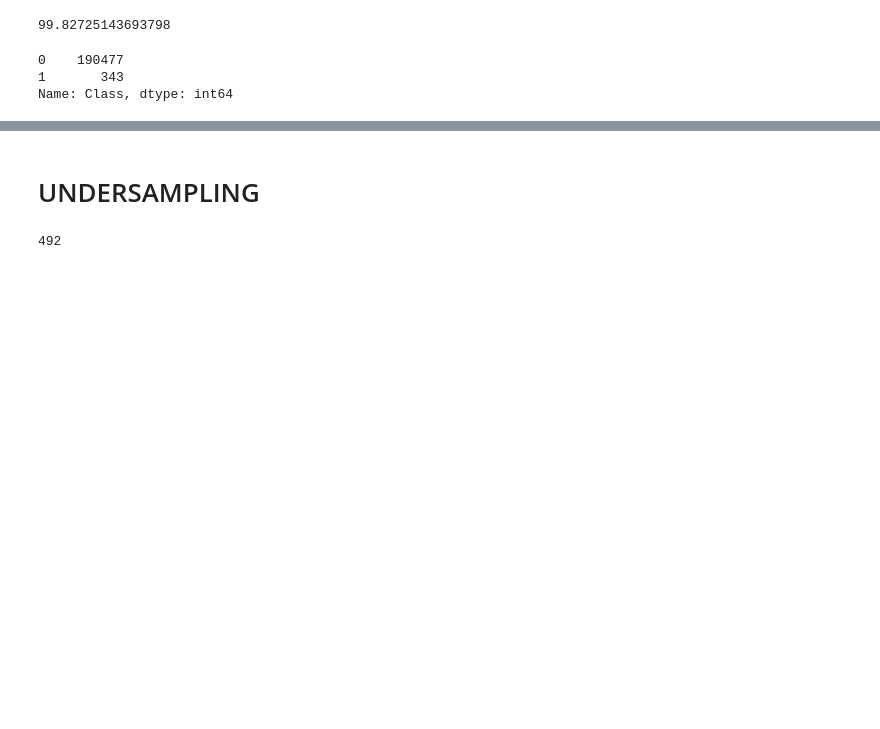
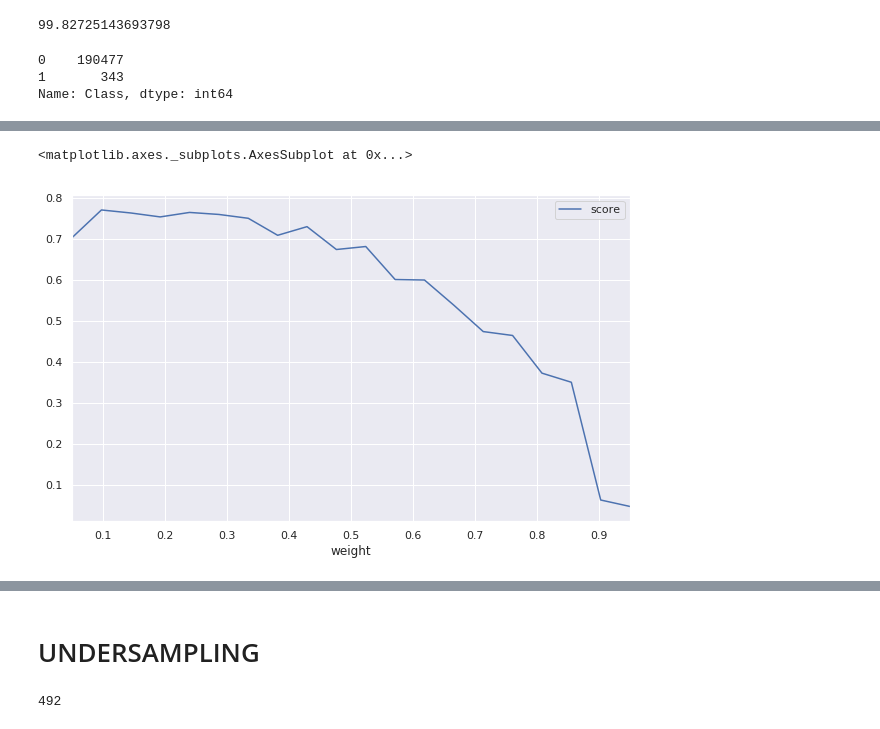
Before and after one commit to bhattbhavesh91/imbalance_class_sklearn, a Jupyter notebook: imbalance_class_undersampling_oversampling.ipynb, the cells around one changed output, grey strips where cells are left out. Cells and saved outputs as stored; diff of their text form; code cells hidden in the pictures; blank space fills up the shorter version.

```diff
--- a/imbalance_class_undersampling_oversampling.ipynb
+++ b/imbalance_class_undersampling_oversampling.ipynb
@@ -81,0 +170,7 @@ Y_Test_Pred = clf.predict(X_test)
+# %%
+data_out = pd.DataFrame({'score': grid_result.cv_results_['mean_test_score'],
+                       'weight': weights })
+data_out.plot(x='weight')
+# %% [output]
+<matplotlib.axes._subplots.AxesSubplot at 0x...>
+[figure, added]
```
Also changed, not shown: parts of 27 cells of this notebook.
